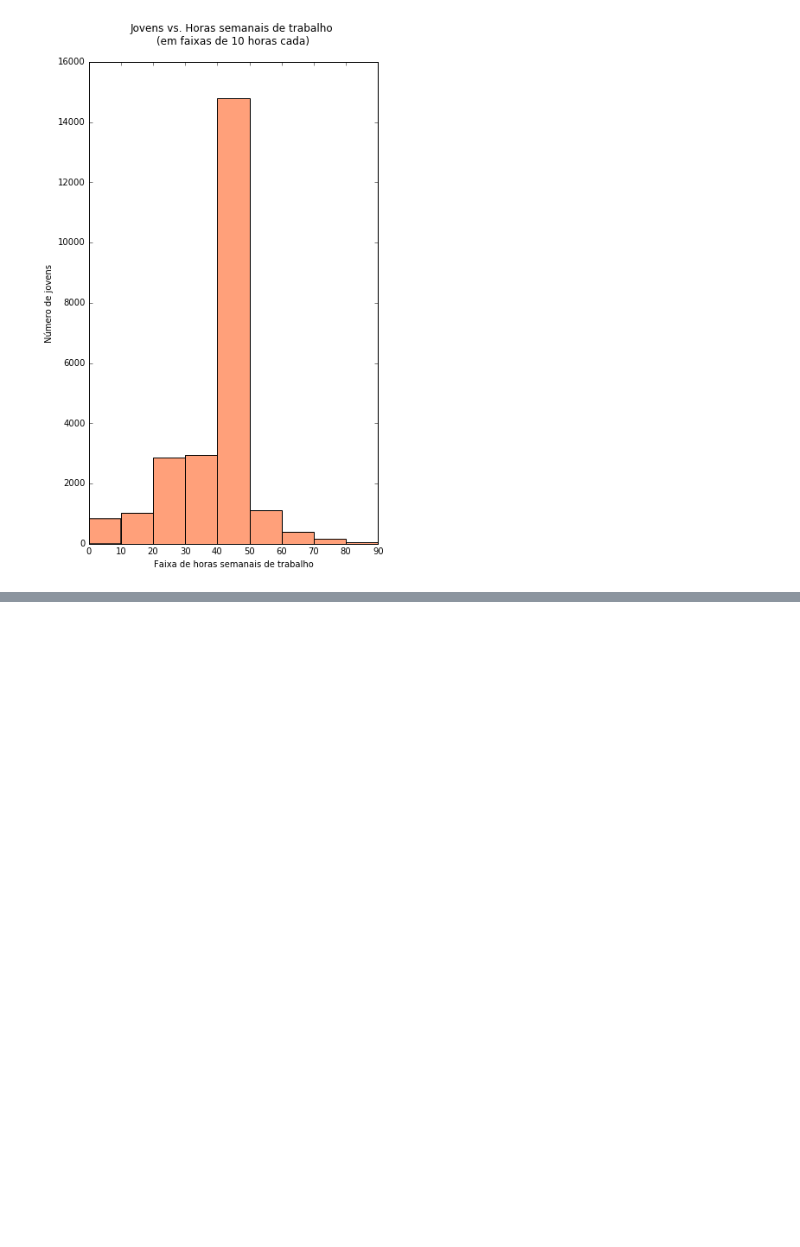
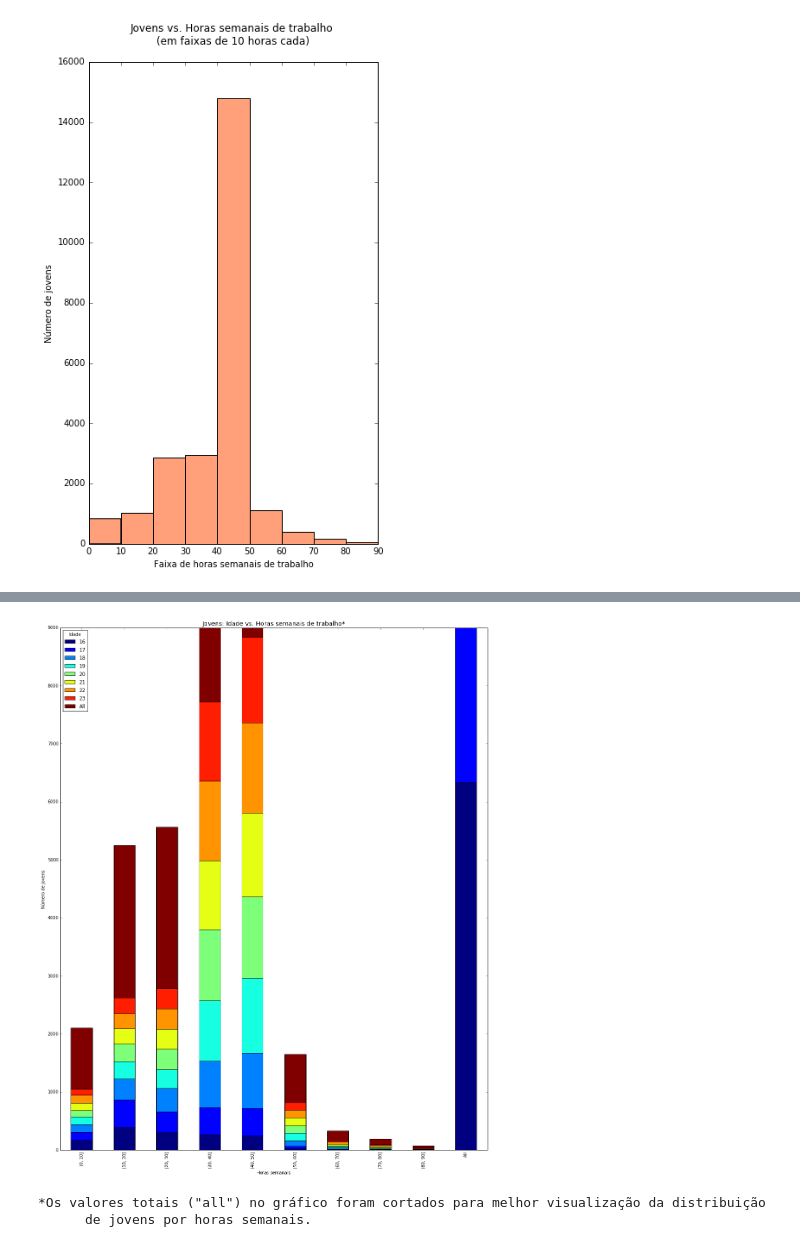
Before and after one commit to claraluques/CD, a Jupyter notebook: Projeto1/Projeto1.ipynb, the cells around one changed output, grey strips where cells are left out. Cells and saved outputs as stored; diff of their text form; code cells hidden in the pictures; blank space fills up the shorter version.

```diff
--- a/Projeto1/Projeto1.ipynb
+++ b/Projeto1/Projeto1.ipynb
@@ -732,0 +656,6 @@ plt.show()
+# %%
+'''Horas semanais por idade de jovens'''
+
+print('Jovens: Idade vs. Horas semanais:')
+oi5 = pd.crosstab(jhorasf,jidade,margins=True,colnames=['Idade'],rownames=['Horas semanais'])
+oi5
@@ -732,0 +676,13 @@ plt.show()
+# %%
+oi5.plot(kind='bar', figsize=(18,22), stacked =True,colormap='jet')
+axes=plt.gca()
+axes.set_ylim([0,9000])
+plt.title('Jovens: Idade vs. Horas semanais de trabalho*', fontsize=('x-large'))
+plt.ylabel('Número de jovens')
+plt.show()
+print('''*Os valores totais ("all") no gráfico foram cortados para melhor visualização da distribuição
+      de jovens por horas semanais.''')
+# %% [output]
+[figure, added]
+*Os valores totais ("all") no gráfico foram cortados para melhor visualização da distribuição
+      de jovens por horas semanais.
```
Also changed, not shown: parts of 65 cells of this notebook.
